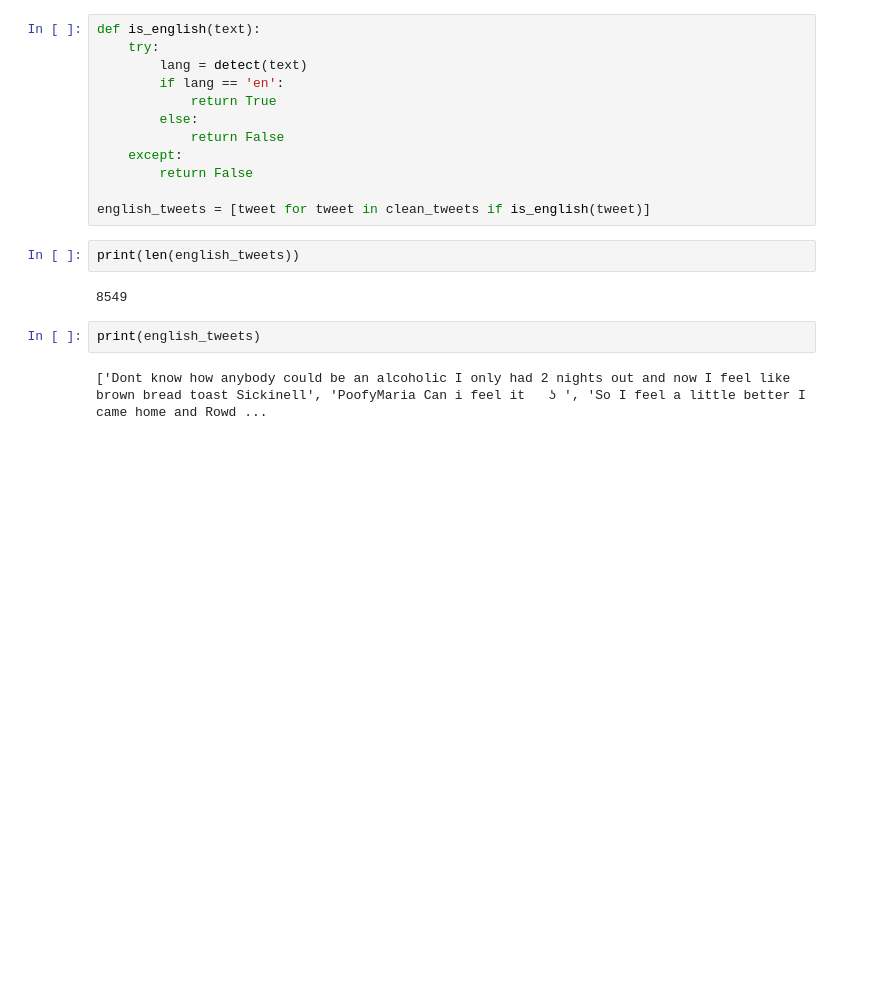
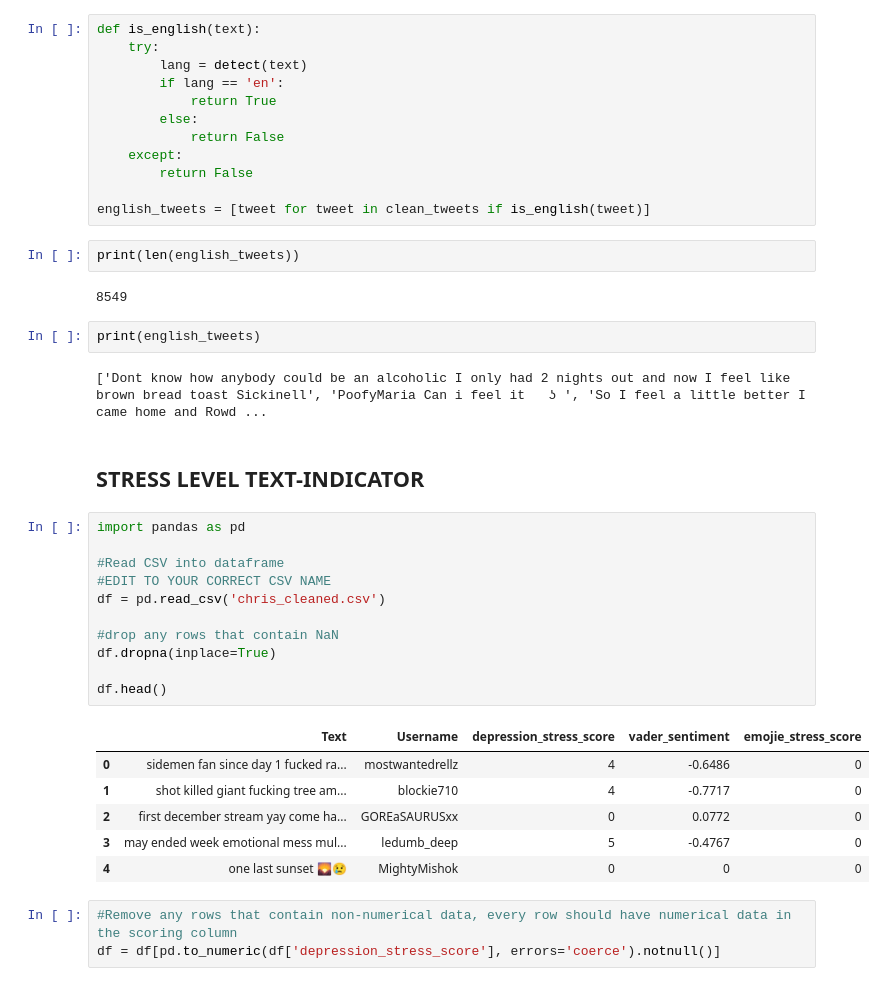
Before and after one commit to Chrisiscool3/LSDMSpring23, a Jupyter notebook: Data_Manipulation.ipynb, the cells around one changed output. Cells and saved outputs as stored; diff of their text form; blank space fills up the shorter version.

```diff
--- a/Data_Manipulation.ipynb
+++ b/Data_Manipulation.ipynb
@@ -350,3 +350,26 @@ print(len(english_tweets))
 print(english_tweets)
 # %% [output]
 ['Dont know how anybody could be an alcoholic I only had 2 nights out and now I feel like brown bread toast Sickinell', 'PoofyMaria Can i feel it   ʖ ', 'So I feel a little better I came home and Rowd ...
+# %% [markdown]
+## STRESS LEVEL TEXT-INDICATOR
+# %%
+import pandas as pd
+
+#Read CSV into dataframe
+#EDIT TO YOUR CORRECT CSV NAME
+df = pd.read_csv('chris_cleaned.csv')
+
+#drop any rows that contain NaN
+df.dropna(inplace=True)
+
+df.head()
+# %% [output]
+|  | Text | Username | depression_stress_score | vader_sentiment | emojie_stress_score |
+| 0 | sidemen fan since day 1 fucked ra... | mostwantedrellz | 4 | -0.6486 | 0 |
+| 1 | shot killed giant fucking tree am... | blockie710 | 4 | -0.7717 | 0 |
+| 2 | first december stream yay come ha... | GOREaSAURUSxx | 0 | 0.0772 | 0 |
+| 3 | may ended week emotional mess mul... | ledumb_deep | 5 | -0.4767 | 0 |
+| 4 | one last sunset 🌄😢 | MightyMishok | 0 | 0 | 0 |
+# %%
+#Remove any rows that contain non-numerical data, every row should have numerical data in the scoring column
+df = df[pd.to_numeric(df['depression_stress_score'], errors='coerce').notnull()]
```
Also changed, not shown: parts of 5 cells of this notebook.
